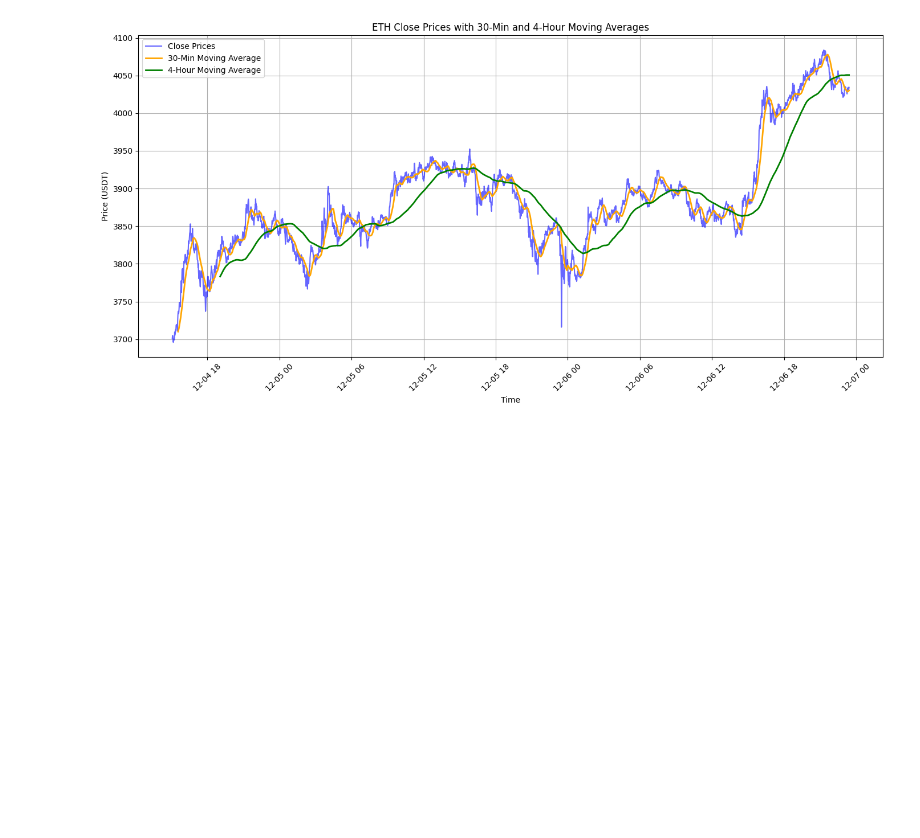
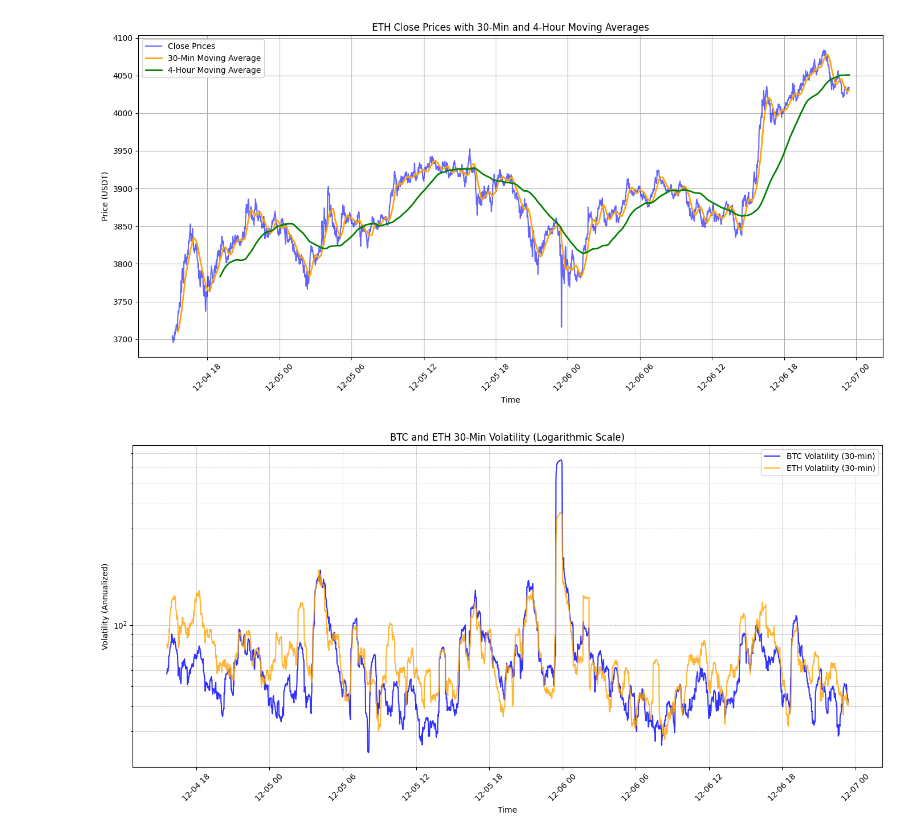
Before and after one commit to tbeerio/data_trading, a Jupyter notebook: Main.ipynb, the cells around one changed output. Drawn from its saved outputs; the diff is of its cells as text; code cells hidden in the pictures; blank space fills up the shorter version.

```diff
--- a/Main.ipynb
+++ b/Main.ipynb
@@ -352,3 +349,55 @@ plot_moving_averages_with_time(
 # %% [output]
 [figure]
 [figure]
+# %%
+# Task 3.2 Data Analysis - Calculate rolling (annualized) volatility using a 30-minute window.☑️
+
+def calculate_volatility(data, close_col, window, new_col_name):
+
+    # Calculate log returns in %
+    data['log_returns_%'] = (np.log(data[close_col] / data[close_col].shift(1)))*100
+
+    # Calculate rolling standard deviation of log returns
+    data[new_col_name] = data['log_returns_%'].rolling(window=window).std() * ((365*24*60)**0.5)  # Annualized volatility
+
+    return data
+
+#---------------------------------------------------------------------------------------------------------------------------------
+
+# Calculate 30-minute volatility for BTC
+btc_data = calculate_volatility(btc_data, close_col='close', window=30, new_col_name='Volatility_30min')
+
+# Calculate 30-minute volatility for ETH
+eth_data = calculate_volatility(eth_data, close_col='close', window=30, new_col_name='Volatility_30min')
+
+# Save updated datasets
+
+btc_data.to_csv('Calculated Datasets/BTC_with_Volatility.csv', index=False)
+eth_data.to_csv('Calculated Datasets/ETH_with_Volatility.csv', index=False)
+
+#---------------------------------------------------------------------------------------------------------------------------------
+
+# Plot BTC and ETH volatilities in a single figure with gridlines for all ticks
+plt.figure(figsize=(14, 7))
+
+# Plot BTC volatility
+plt.plot(btc_data['time'], btc_data['Volatility_30min'], label='BTC Volatility (30-min)', alpha=0.8, color='blue')
+
+# Plot ETH volatility
+plt.plot(eth_data['time'], eth_data['Volatility_30min'], label='ETH Volatility (30-min)', alpha=0.8, color='orange')
+
+# Customize plot
+plt.title('BTC and ETH 30-Min Volatility (Logarithmic Scale)')
+plt.xlabel('Time')
+plt.ylabel('Volatility (Annualized)')
+plt.yscale('log')  # Set y-axis to logarithmic scale
+plt.xticks(rotation=45)  # Rotate x-axis labels for readability
+plt.legend()
+
+# Add gridlines for both x and y axes
+plt.grid(which='both', linestyle='--', linewidth=0.5)
+
+plt.tight_layout()
+plt.show()
+# %% [output]
+[figure, added]
```
Also changed, not shown: parts of 1 cell of this notebook, 4 other files.
